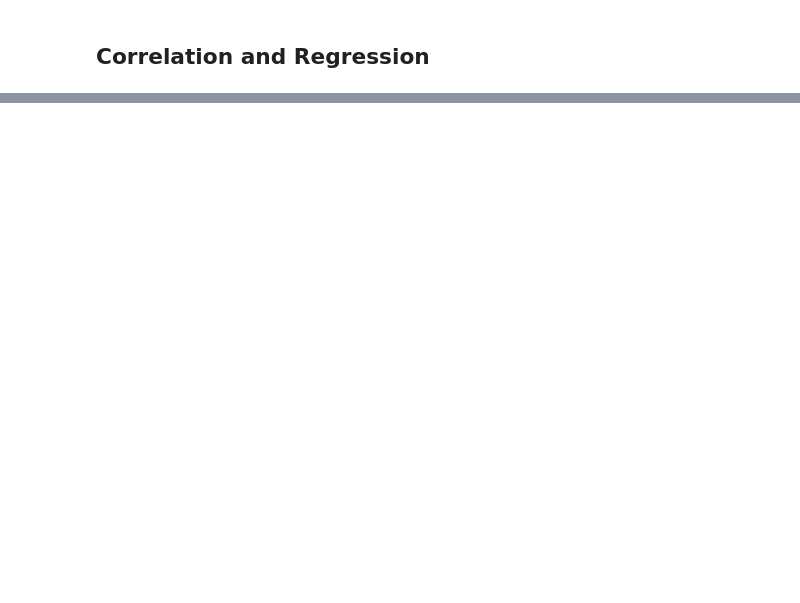
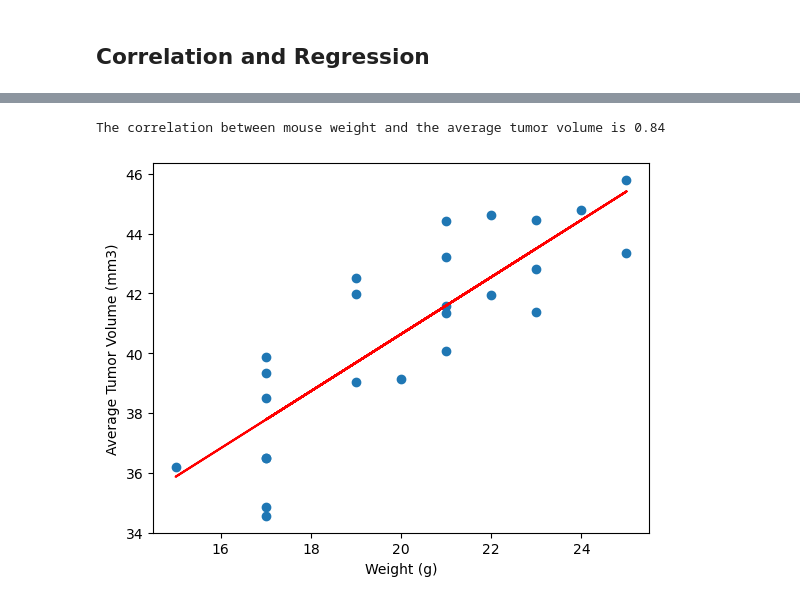
Before and after one commit to Momocat10/Matplotlib_challenge, a Jupyter notebook: Pymaceuticals/pymaceuticals_starter.ipynb, the cells around one changed output, grey strips where cells are left out. Drawn from its saved outputs; the diff is of its cells as text; code cells hidden in the pictures; blank space fills up the shorter version.

```diff
--- a/Pymaceuticals/pymaceuticals_starter.ipynb
+++ b/Pymaceuticals/pymaceuticals_starter.ipynb
@@ -286,0 +315,17 @@ The correlation between mouse weight and the average tumor volume is 0.84
+# %%
+# Calculate the correlation coefficient and a linear regression model
+correlation_coefficient = round(avg_tum_weight["Weight (g)"].corr(avg_tum_weight["Tumor Volume (mm3)"]),2)
+print(f"The correlation between mouse weight and the average tumor volume is {correlation_coefficient}")
+# Linear Regression
+mouse_slope, mouse_int, mouse_r, mouse_p, mouse_std_err = st.linregress(weight, tumor_vol_avg)
+mouse_line = mouse_slope * weight + mouse_int
+
+# for mouse weight and average observed tumor volume for the entire Capomulin regimen
+plt.scatter(weight, tumor_vol_avg)
+plt.plot(weight,mouse_line, color="red")
+plt.xlabel("Weight (g)")
+plt.ylabel("Average Tumor Volume (mm3)")
+plt.show()
+# %% [output]
+The correlation between mouse weight and the average tumor volume is 0.84
+[figure, added]
```
Also changed, not shown: parts of 8 cells of this notebook, 1 other file.
